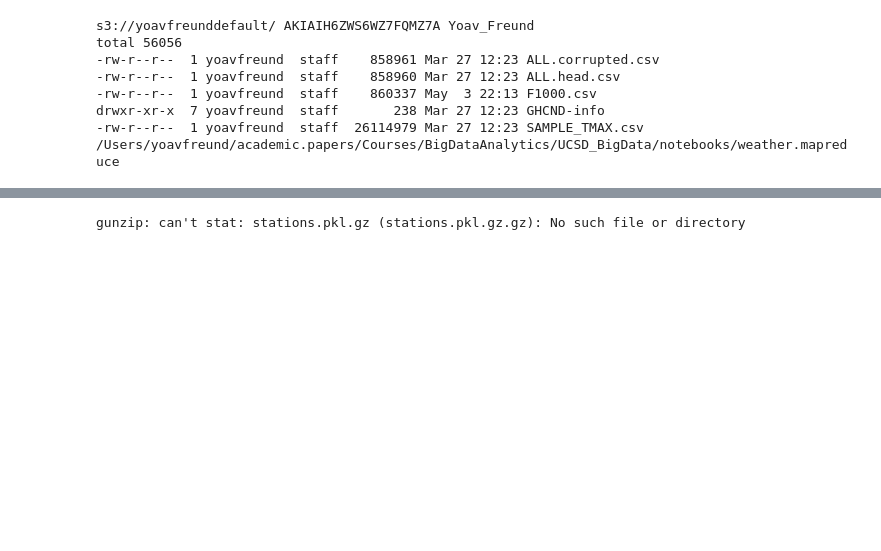
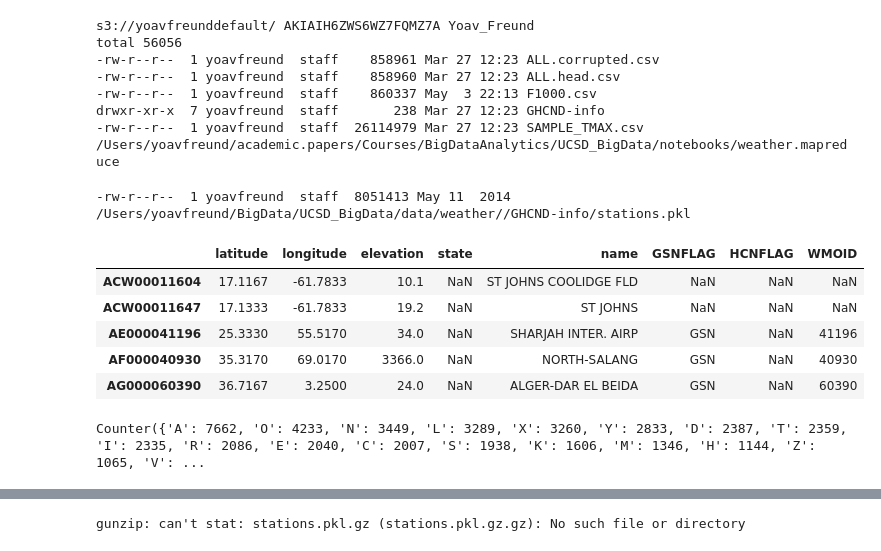
Before and after one commit to yoavfreund/UCSD_BigData_2015, a Jupyter notebook: notebooks/weather.mapreduce/weather_MRjob.ipynb, the cells around one changed output, grey strips where cells are left out. Drawn from its saved outputs; the diff is of its cells as text; code cells hidden in the pictures; blank space fills up the shorter version.

```diff
--- a/notebooks/weather.mapreduce/weather_MRjob.ipynb
+++ b/notebooks/weather.mapreduce/weather_MRjob.ipynb
@@ -37,3 +37,24 @@ total 56056
 drwxr-xr-x  7 yoavfreund  staff       238 Mar 27 12:23 GHCND-info
 -rw-r--r--  1 yoavfreund  staff  26114979 Mar 27 12:23 SAMPLE_TMAX.csv
 /Users/yoavfreund/academic.papers/Courses/BigDataAnalytics/UCSD_BigData/notebooks/weather.mapreduce
+# %%
+stations_file=examples_dir+'/GHCND-info/stations.pkl'
+!ls -l $stations_file
+import pickle
+Stations=pickle.load(open(stations_file,'r'))
+Stations.head()
+# %% [output]
+-rw-r--r--  1 yoavfreund  staff  8051413 May 11  2014 /Users/yoavfreund/BigData/UCSD_BigData/data/weather//GHCND-info/stations.pkl
+|  | latitude | longitude | elevation | state | name | GSNFLAG | HCNFLAG | WMOID |
+| ACW00011604 | 17.1167 | -61.7833 | 10.1 | NaN | ST JOHNS COOLIDGE FLD | NaN | NaN | NaN |
+| ACW00011647 | 17.1333 | -61.7833 | 19.2 | NaN | ST JOHNS | NaN | NaN | NaN |
+| AE000041196 | 25.3330 | 55.5170 | 34.0 | NaN | SHARJAH INTER. AIRP | GSN | NaN | 41196 |
+| AF000040930 | 35.3170 | 69.0170 | 3366.0 | NaN | NORTH-SALANG | GSN | NaN | 40930 |
+| AG000060390 | 36.7167 | 3.2500 | 24.0 | NaN | ALGER-DAR EL BEIDA | GSN | NaN | 60390 |
+# %%
+states=Stations['state']
+len(states)
+from collections import Counter
+Counter(states.dropna())
+# %% [output]
+Counter({'A': 7662, 'O': 4233, 'N': 3449, 'L': 3289, 'X': 3260, 'Y': 2833, 'D': 2387, 'T': 2359, 'I': 2335, 'R': 2086, 'E': 2040, 'C': 2007, 'S': 1938, 'K': 1606, 'M': 1346, 'H': 1144, 'Z': 1065, 'V': ...
```
Also changed, not shown: parts of 3 cells of this notebook.
